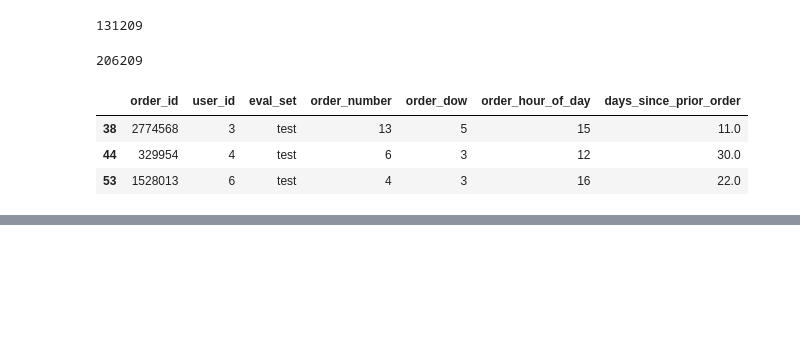
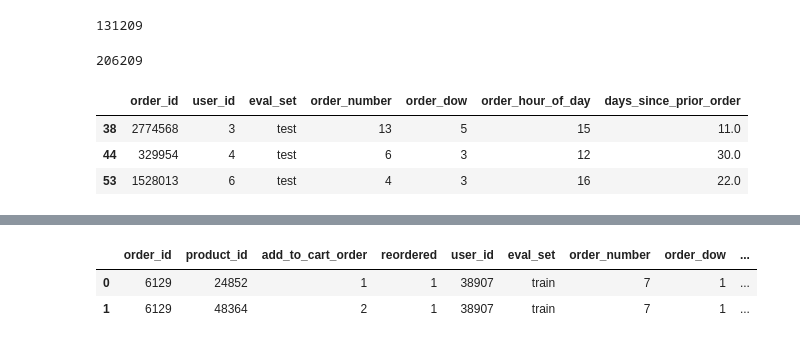
Before and after one commit to edubu2/metis-project3, a Jupyter notebook: code/feature_engineering_2.ipynb, the cells around one changed output, grey strips where cells are left out. Drawn from its saved outputs; the diff is of its cells as text; code cells hidden in the pictures; blank space fills up the shorter version.

```diff
--- a/code/feature_engineering_2.ipynb
+++ b/code/feature_engineering_2.ipynb
@@ -5,6 +5,7 @@ import matplotlib.pyplot as plt
 import seaborn as sns
 
 pd.set_option("display.max_columns", 101)
+pd.set_option("display.max_rows", 101)
 # %% [markdown]
 ### Picking up where we left off...
 # %%
@@ -306,0 +294,6 @@ df_prior[mask].shape
+# %%
+df_train.head(2)
+# %% [output]
+|  | order_id | product_id | add_to_cart_order | reordered | user_id | eval_set | order_number | order_dow | ... |
+| 0 | 6129 | 24852 | 1 | 1 | 38907 | train | 7 | 1 | ... |
+| 1 | 6129 | 48364 | 2 | 1 | 38907 | train | 7 | 1 | ... |
```
Also changed, not shown: parts of 12 cells of this notebook.
